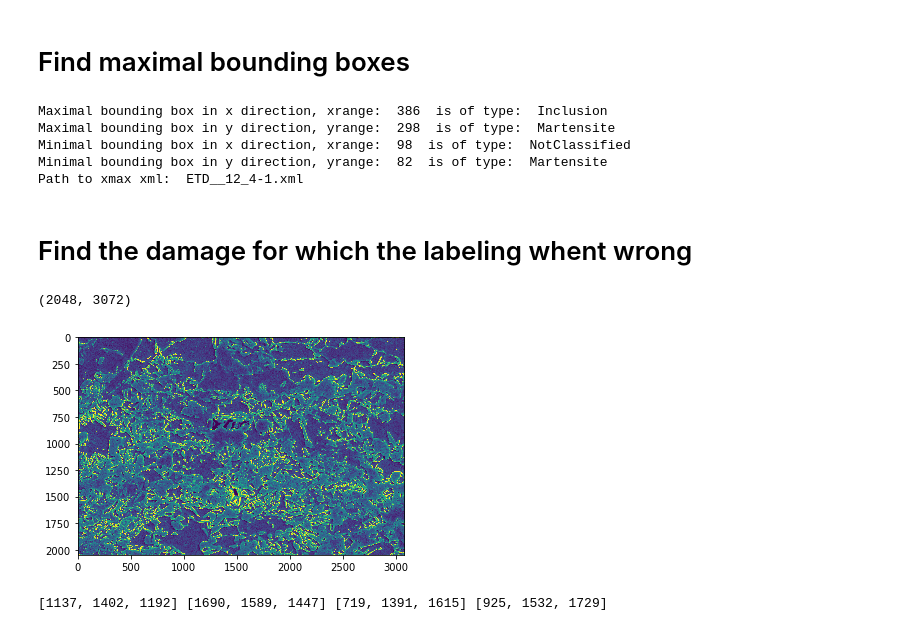
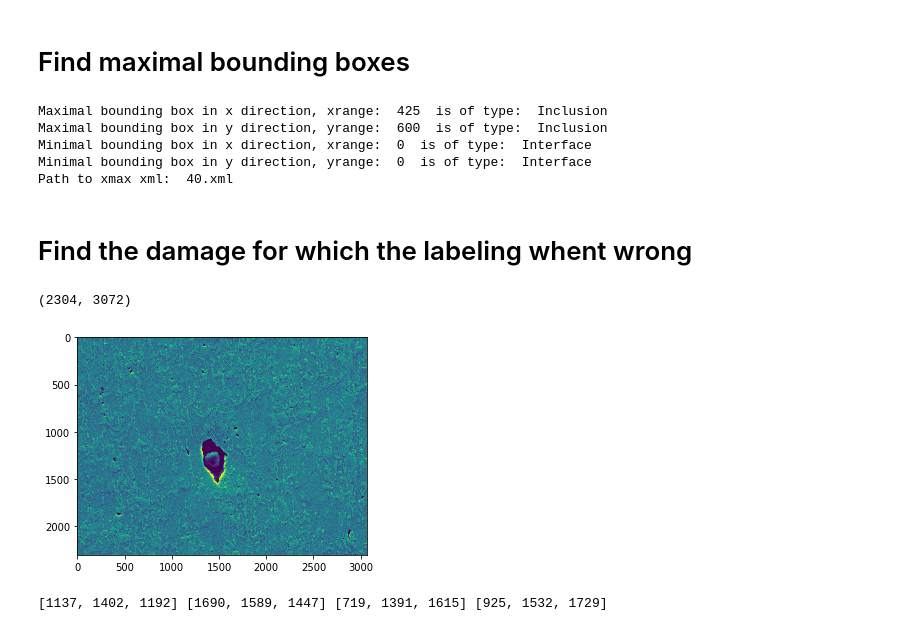
Before and after one commit to TomReclik/CNN-Model, a Jupyter notebook: SEM/ReadSEMtest.ipynb, the cells around one changed output. Drawn from its saved outputs; the diff is of its cells as text; code cells hidden in the pictures.

```diff
--- a/SEM/ReadSEMtest.ipynb
+++ b/SEM/ReadSEMtest.ipynb
@@ -102,7 +102,7 @@ print len(xmin)
 # %% [markdown]
 # Find maximal bounding boxes
 # %%
-PATH = "/home/tom/Data/LabeledDamages/CFK_def13_rep_1_2017-08-31/"
+PATH = "/home/tom/Data/LabeledDamages/Probe05_1_11_10_17/"
 
 xmin = 1000000
 ymin = 1000000
@@ -117,7 +117,7 @@ j=0
 #IGNORE = ["ETD__8_9-1.xml", "ETD__13_5-1.xml", "ETD__11_14-1.xml"]
 
 for PATH_XML in os.listdir(PATH):
-    if PATH_XML.endswith(".xml") and not(PATH_XML in IGNORE):
+    if PATH_XML.endswith(".xml"):
         tree = ET.parse(PATH+PATH_XML)
 
         root = tree.getroot()
@@ -161,25 +161,24 @@ print "Maximal bounding box in y direction, yrange: ", ymax, " is of type: ", ty
 print "Minimal bounding box in x direction, xrange: ", xmin, " is of type: ", txmin
 print "Minimal bounding box in y direction, yrange: ", ymin, " is of type: ", tymin
 print "Path to xmax xml: ", pxmax
-IGNORE.append(pxmax)
 # %% [output]
-Maximal bounding box in x direction, xrange:  386  is of type:  Inclusion
-Maximal bounding box in y direction, yrange:  298  is of type:  Martensite
-Minimal bounding box in x direction, xrange:  98  is of type:  NotClassified
-Minimal bounding box in y direction, yrange:  82  is of type:  Martensite
-Path to xmax xml:  ETD__12_4-1.xml
+Maximal bounding box in x direction, xrange:  425  is of type:  Inclusion
+Maximal bounding box in y direction, yrange:  600  is of type:  Inclusion
+Minimal bounding box in x direction, xrange:  0  is of type:  Interface
+Minimal bounding box in y direction, yrange:  0  is of type:  Interface
+Path to xmax xml:  40.xml
 # %% [markdown]
 # Find the damage for which the labeling whent wrong
 # %%
-PATH = "/home/tom/Data/LabeledDamages/CFK_def13_rep_1_2017-08-31/"
+PATH = "/home/tom/Data/LabeledDamages/Probe05_1_11_10_17/"
 pextreme = pxmax
 PATH_IMG = PATH + pextreme[:-4] + ".png"
 img = misc.imread(PATH_IMG,flatten=True)
 plt.imshow(img)
 print img.shape
 # %% [output]
-(2048, 3072)
+(2304, 3072)
-[figure, old version]
+[figure, new version]
 # %%
 PATH_XML = PATH + pextreme
 tree = ET.parse(PATH_XML)
```
Also changed, not shown: 1 other file.
